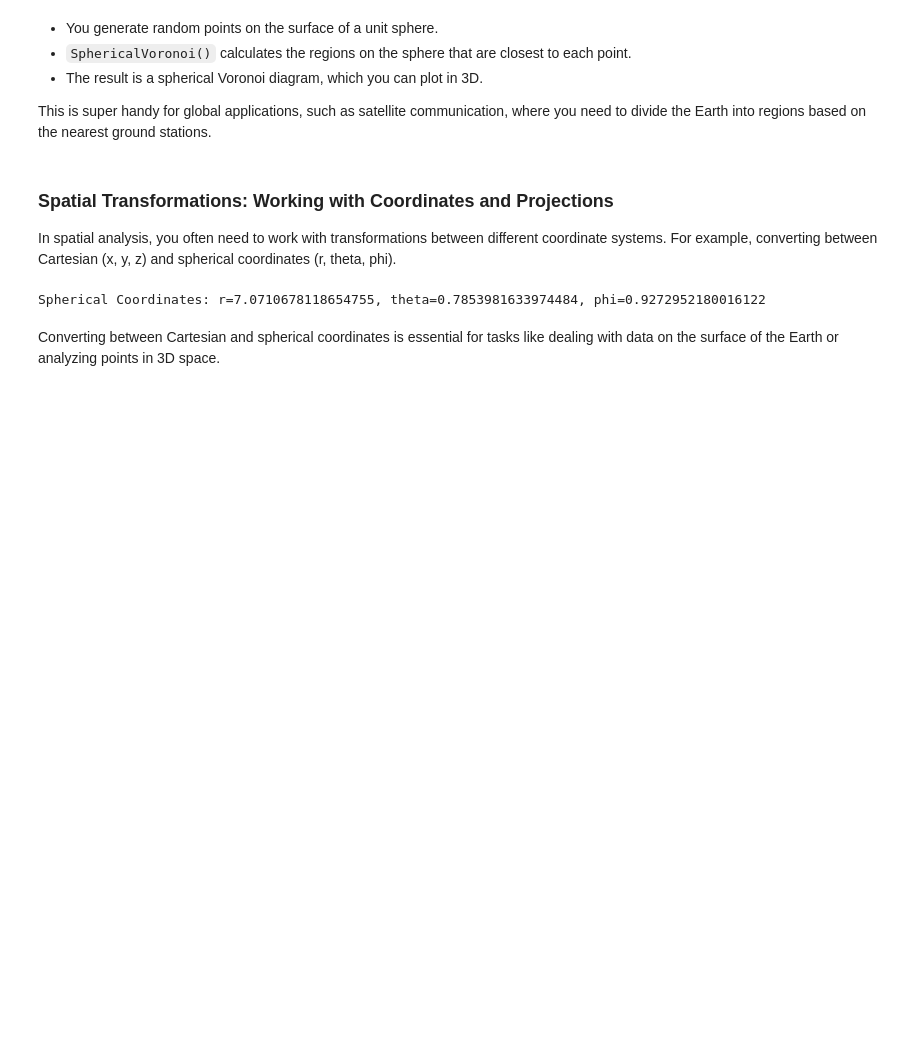
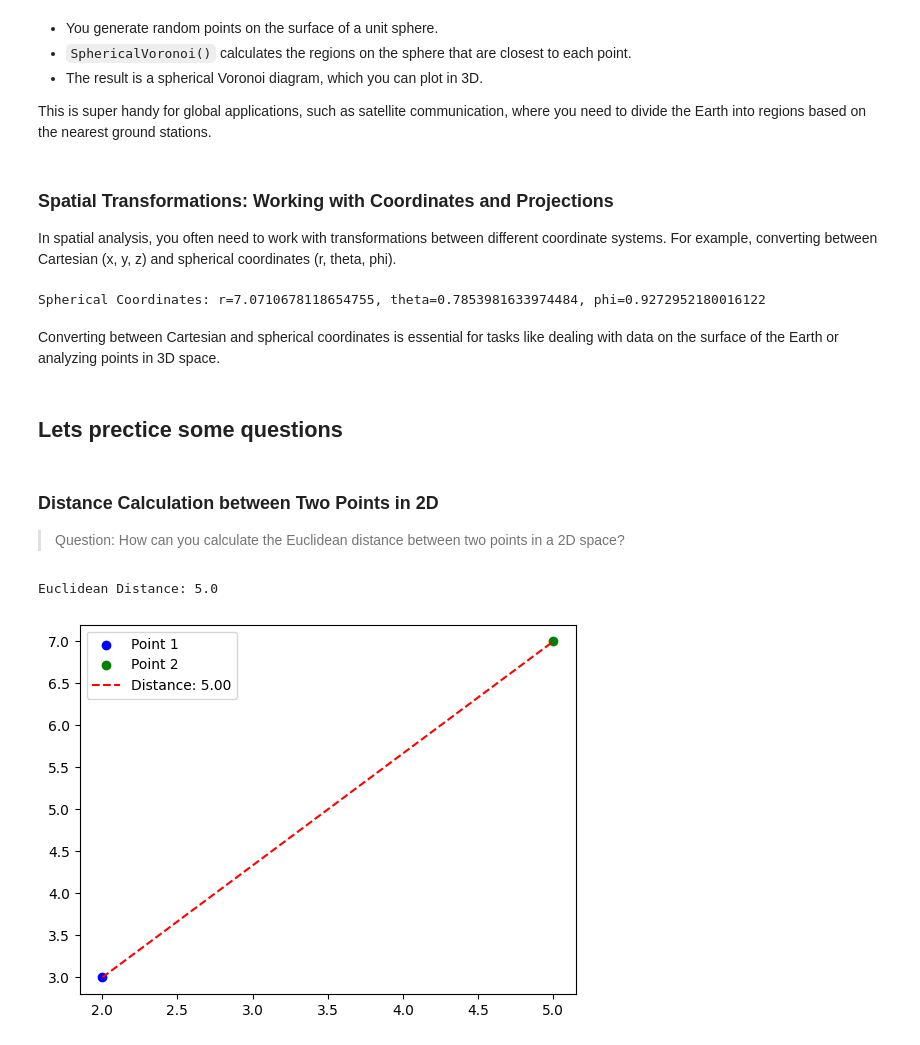
Before and after one commit to rubydamodar/SciPyMastery-From-Basics-to-Breakthroughs, a Jupyter notebook: Beginner Level/SCIPY-SPATIAL.ipynb, the cells around one changed output. Cells and saved outputs as stored; diff of their text form; code cells hidden in the pictures; blank space fills up the shorter version.

Commit message:
questions prectice
### Distance Calculation between Two Points in 2D
> Question: How can you calculate the Euclidean distance between two points in a 2D space?

Co-Authored-By: 왕뚜껑맛있땅 <7420085+JIwoo@users.noreply.github.com>
Co-Authored-By: Hyoeun  <137873124+hyoeunjoo@users.noreply.github.com>
Co-Authored-By: jiwooverse <184836366+jiwooverse@users.noreply.github.com>
Co-Authored-By: Jayson <89952042+jsoonworld@users.noreply.github.com>
Co-Authored-By: VIMAL KUMAR <vimalkumarji112@gmail.com>

```diff
--- a/Beginner Level/SCIPY-SPATIAL.ipynb
+++ b/Beginner Level/SCIPY-SPATIAL.ipynb
@@ -307,3 +307,29 @@ print(f"Spherical Coordinates: r={r}, theta={theta}, phi={phi}")
 Spherical Coordinates: r=7.0710678118654755, theta=0.7853981633974484, phi=0.9272952180016122
 # %% [markdown]
 Converting between Cartesian and spherical coordinates is essential for tasks like dealing with data on the surface of the Earth or analyzing points in 3D space.
+# %% [markdown]
+## Lets prectice some questions
+# %% [markdown]
+### Distance Calculation between Two Points in 2D
+> Question: How can you calculate the Euclidean distance between two points in a 2D space?
+# %%
+from scipy.spatial import distance
+import matplotlib.pyplot as plt
+
+# Points
+point1 = (2, 3)
+point2 = (5, 7)
+
+# Calculate Distance
+euclidean_distance = distance.euclidean(point1, point2)
+print(f"Euclidean Distance: {euclidean_distance}")
+# %% [output]
+Euclidean Distance: 5.0
+# %%
+plt.scatter(*point1, color='blue', label='Point 1')
+plt.scatter(*point2, color='green', label='Point 2')
+plt.plot([point1[0], point2[0]], [point1[1], point2[1]], 'r--', label=f'Distance: {euclidean_distance:.2f}')
+plt.legend()
+plt.show()
+# %% [output]
+[figure, added]
```
